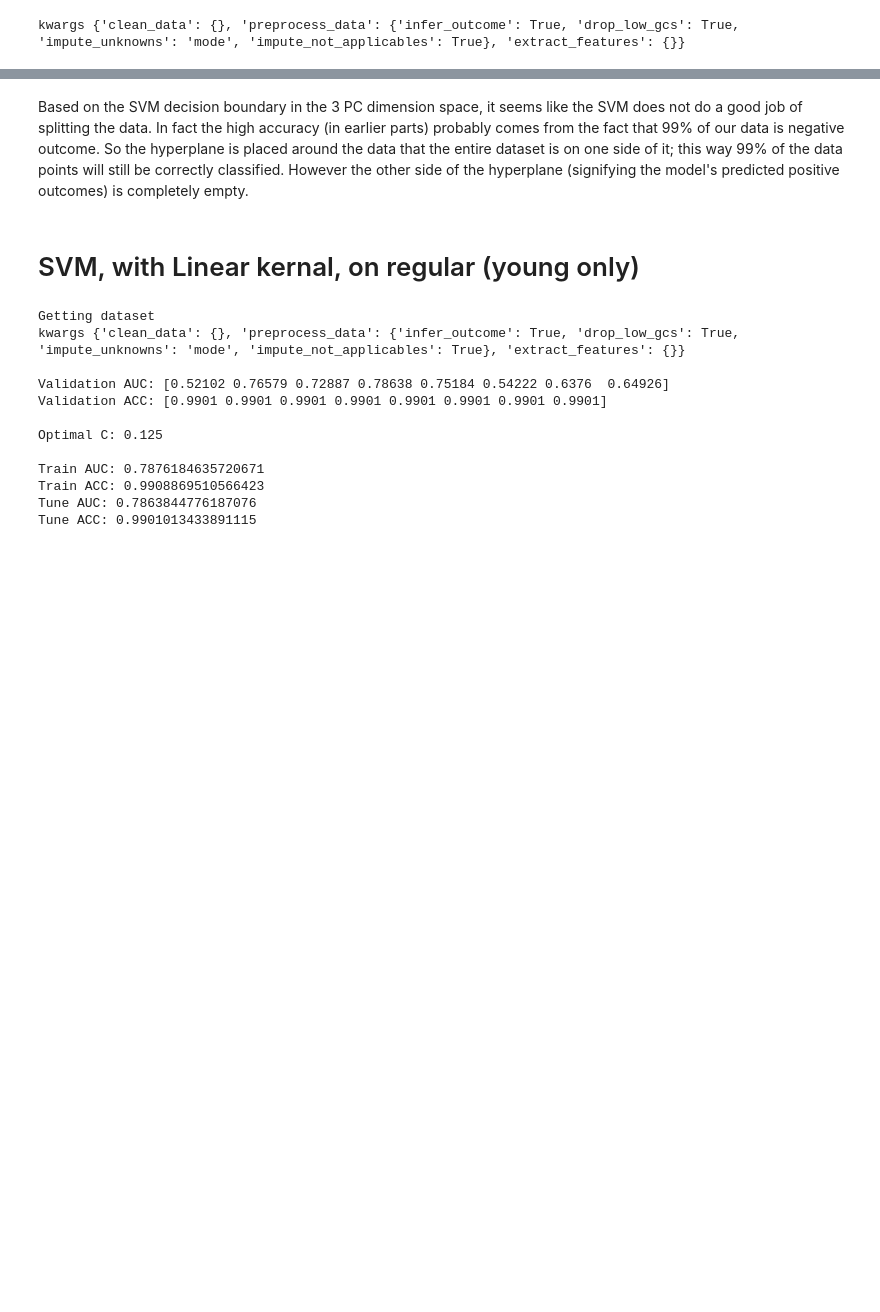
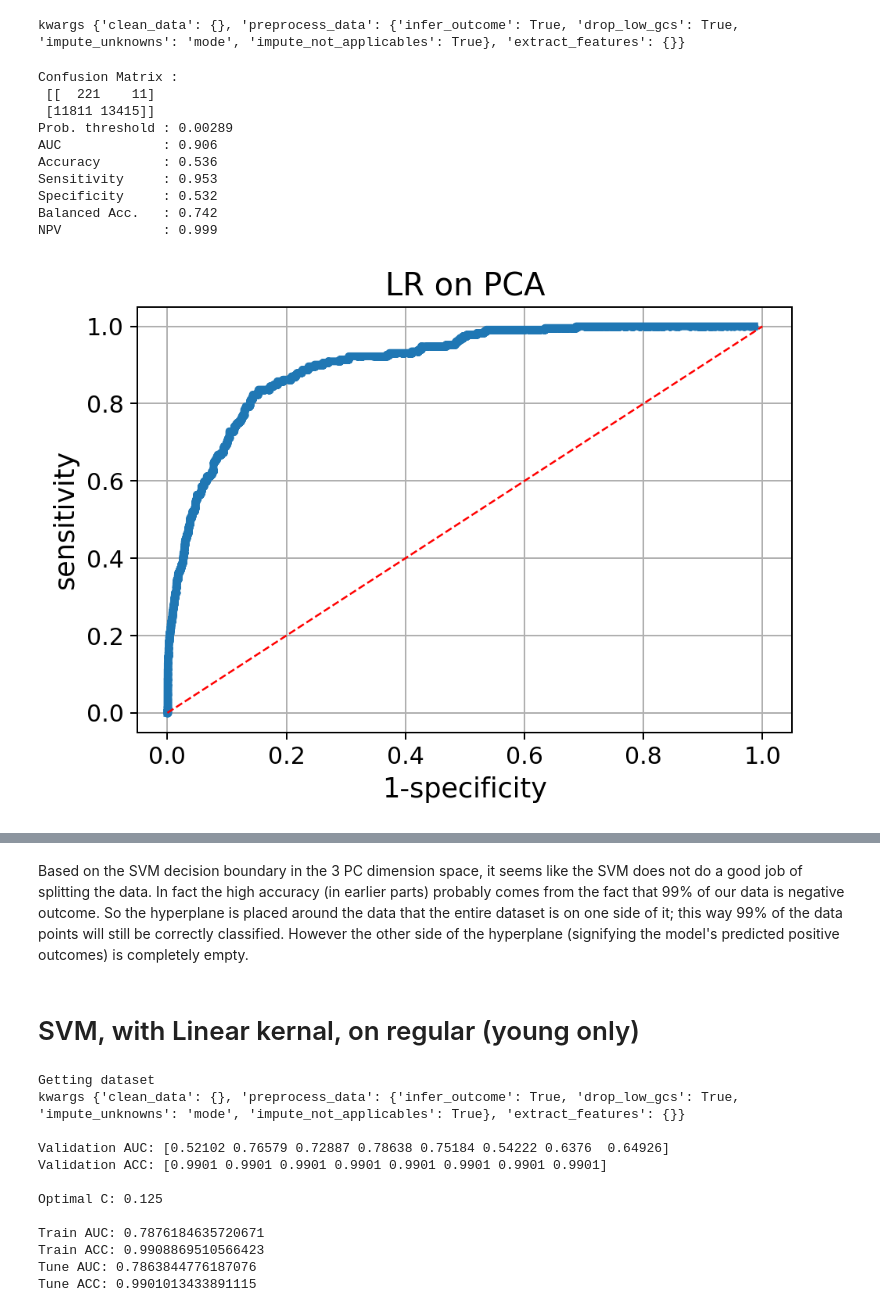
Before and after one commit to Yu-Group/clinical-rule-vetting, a Jupyter notebook: rulevetting/projects/tbi_pecarn/notebooks/svm.ipynb, the cells around one changed output, grey strips where cells are left out. Cells and saved outputs as stored; diff of their text form; code cells hidden in the pictures; blank space fills up the shorter version.

```diff
--- a/rulevetting/projects/tbi_pecarn/notebooks/svm.ipynb
+++ b/rulevetting/projects/tbi_pecarn/notebooks/svm.ipynb
@@ -205 +202,18 @@ kwargs {'clean_data': {}, 'preprocess_data': {'infer_outcome': True, 'drop_low_g
+# %%
+# Fit the data with log reg l1
+X_train = pc_score[:,0:3]
+y_train = df_train[outcome_def].values
+lr, stats = fit_eval_lr(X_train, y_train, X_train, y_train, 'LR on PCA')
+# %% [output]
+Confusion Matrix :
+ [[  221    11]
+ [11811 13415]]
+Prob. threshold : 0.00289
+AUC             : 0.906
+Accuracy        : 0.536
+Sensitivity     : 0.953
+Specificity     : 0.532
+Balanced Acc.   : 0.742
+NPV             : 0.999
+[figure, added]
 # %%
```
Also changed, not shown: parts of 5 cells of this notebook.
